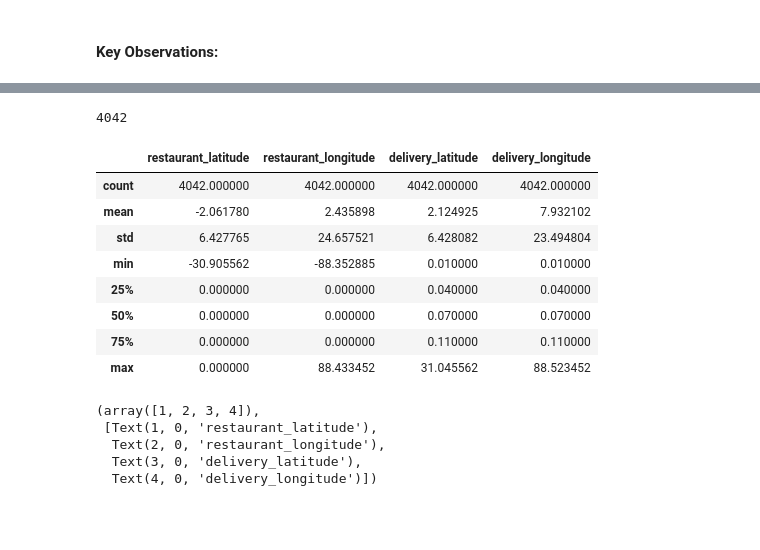
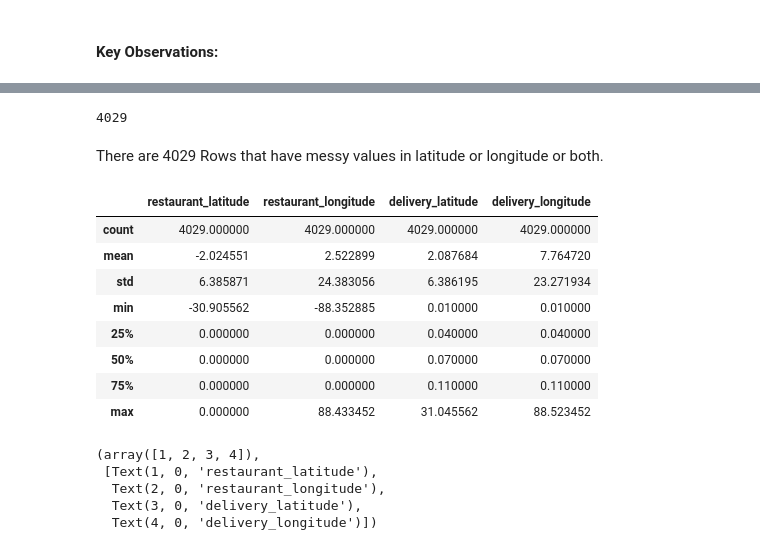
Before and after one commit to realaryagupta/food-delivery-time-estimation, a Jupyter notebook: notebooks/1.1-data_cleaning_v2.ipynb, the cells around one changed output, grey strips where cells are left out. Drawn from its saved outputs; the diff is of its cells as text; code cells hidden in the pictures; blank space fills up the shorter version.

```diff
--- a/notebooks/1.1-data_cleaning_v2.ipynb
+++ b/notebooks/1.1-data_cleaning_v2.ipynb
@@ -546,28 +549,27 @@ erroneous_rows = loc_data[
 
 # Number of erroneous rows
 num_erroneous_rows = erroneous_rows.shape[0]
-
-print(num_erroneous_rows)
+num_erroneous_rows
 # %% [output]
-4042
+4029
+# %% [markdown]
+There are 4029 Rows that have messy values in latitude or longitude or both.
 # %%
-# Filter problematic rows where lat/long is below the country's geographical limits
+# Filter problematic rows where lat/long is below the india's geographical limits
 problematic_rows = loc_data[
     (loc_data['restaurant_latitude'] < lower_bound_lat_ind) |
     (loc_data['restaurant_longitude'] < lower_bound_long_ind) |
     (loc_data['delivery_latitude'] < lower_bound_lat_ind) |
     (loc_data['delivery_longitude'] < lower_bound_long_ind)
 ]
 
 # Statistical summary of problematic rows
-summary = problematic_rows.describe()
-
-summary
+problematic_rows.describe()
 # %% [output]
 |  | restaurant_latitude | restaurant_longitude | delivery_latitude | delivery_longitude |
-| count | 4042.000000 | 4042.000000 | 4042.000000 | 4042.000000 |
-| mean | -2.061780 | 2.435898 | 2.124925 | 7.932102 |
-| std | 6.427765 | 24.657521 | 6.428082 | 23.494804 |
+| count | 4029.000000 | 4029.000000 | 4029.000000 | 4029.000000 |
+| mean | -2.024551 | 2.522899 | 2.087684 | 7.764720 |
+| std | 6.385871 | 24.383056 | 6.386195 | 23.271934 |
 | min | -30.905562 | -88.352885 | 0.010000 | 0.010000 |
 | 25% | 0.000000 | 0.000000 | 0.040000 | 0.040000 |
 | 50% | 0.000000 | 0.000000 | 0.070000 | 0.070000 |
```
Also changed, not shown: parts of 58 cells of this notebook, 4 other files.
